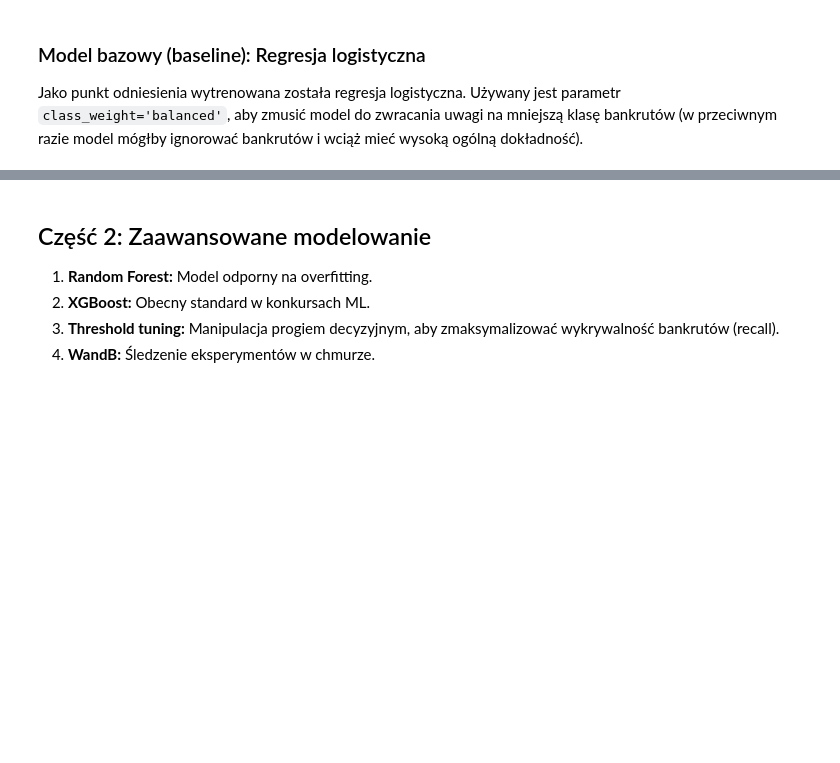
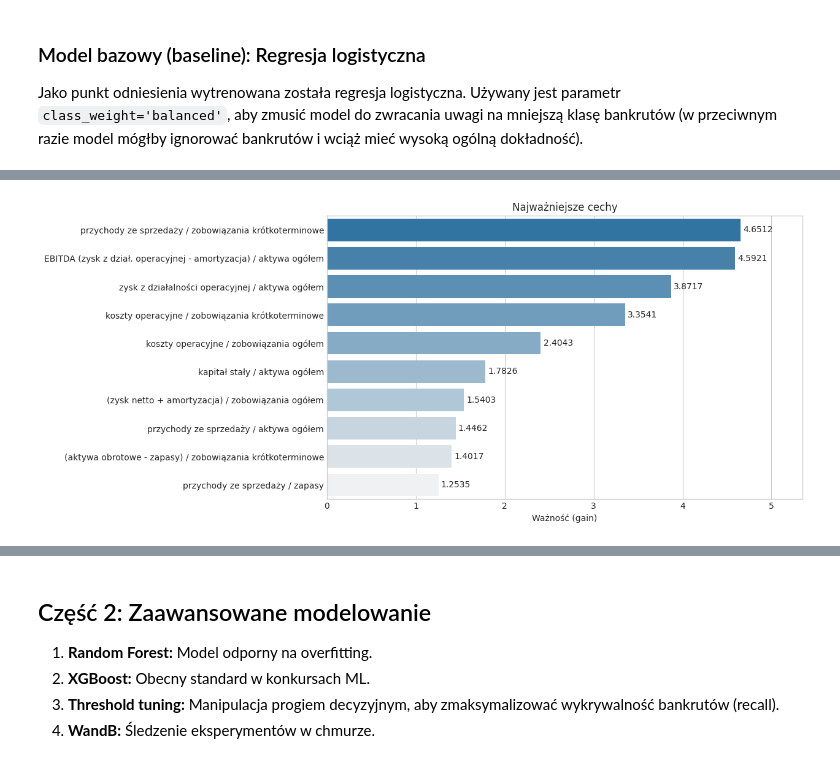
Before and after one commit to scbpls/polish-bankruptcy-prediction, a Jupyter notebook: main.ipynb, the cells around one changed output, grey strips where cells are left out. Cells and saved outputs as stored; diff of their text form; code cells hidden in the pictures; blank space fills up the shorter version.

```diff
--- a/main.ipynb
+++ b/main.ipynb
@@ -318,17 +399,31 @@ plt.show()
 Jako punkt odniesienia wytrenowana została regresja logistyczna.
 Używany jest parametr `class_weight='balanced'`, aby zmusić model do zwracania uwagi na mniejszą klasę bankrutów (w przeciwnym razie model mógłby ignorować bankrutów i wciąż mieć wysoką ogólną dokładność).
 # %%
-# 1. TRENING
-log_reg = LogisticRegression(class_weight="balanced", max_iter=2000, random_state=42)
+# 1. KONFIGURACJA RUNU
+run_config_base = {
+    "model_type": "Baseline (Logistic Regression)",
+    "class_weight": "balanced",
+    "year": YEAR_TO_ANALYZE,
+}
+
+# 2. INICJALIZACJA RUNU
+run = wandb.init(
+    project="polish-bankruptcy-prediction",
+    name=f"Baseline_LogReg_Year{YEAR_TO_ANALYZE}",
+    config=run_config_base,
+)
+
+# 3. TRENING
+base_model = LogisticRegression(class_weight="balanced", max_iter=2000, random_state=42)
 
 print("Trening modelu bazowego...")
-log_reg.fit(X_train_scaled, y_train)
+base_model.fit(X_train_scaled, y_train)
 
-# 2. PREDYKCJA
-y_pred_base = log_reg.predict(X_test_scaled)
-y_proba_base = log_reg.predict_proba(X_test_scaled)[:, 1]
+# 4. PREDYKCJA
+y_pred_base = base_model.predict(X_test_scaled)
+y_proba_base = base_model.predict_proba(X_test_scaled)[:, 1]
 
-# 3. WYNIKI
+# 5. WYNIKI
 roc_auc_base = roc_auc_score(y_test, y_proba_base)
 recall_base = recall_score(y_test, y_pred_base)
 f1_score_base = f1_score(y_test, y_pred_base)
@@ -340,14 +435,44 @@ print(f"F1 Score: {f1_score_base:.4f}")
 print("Confusion matrix:")
 print(classification_report(y_test, y_pred_base))
 
-# 4. WIZUALIZACJE (macierz pomyłek i krzywa ROC)
+# 6. WIZUALIZACJE (macierz pomyłek i krzywa ROC)
+# Ważność cech
+importances = np.abs(base_model.coef_[0])
+feature_imp_df = (
+    pd.DataFrame({"Feature": X_train_scaled.columns, "Importance": importances})
+    .sort_values(by="Importance", ascending=False)
+    .head(10)
+)
+feature_imp_df["Opis"] = (
+    feature_imp_df["Feature"].map(attributes_pl).fillna(feature_imp_df["Feature"])
+)
+
+plt.figure(figsize=(10, 6))
+
+ax = sns.barplot(
+    x="Importance",
+    y="Opis",
+    hue="Opis",
+    data=feature_imp_df,
+    palette=CMAP_IMPORTANCE,
+    legend=False,
+)
+
+for container in ax.containers:
+    ax.bar_label(container, fmt="%.4f", padding=3)
+
+plt.title("Najważniejsze cechy")
+plt.xlabel("Ważność (gain)")
+plt.ylabel("")
+plt.xlim(0, feature_imp_df["Importance"].max() * 1.15)
+plt.show()
+
 fig, ax = plt.subplots(1, 2, figsize=(14, 6))
 
 # Macierz Pomyłek
-cmap_cm = sns.light_palette(COLOR_HEALTHY, as_cmap=True)
+cm = confusion_matrix(y_test, y_pred_base)
 
-cm = confusion_matrix(y_test, y_pred_base)
-sns.heatmap(cm, annot=True, fmt="d", cmap=cmap_cm, cbar=False, ax=ax[0])
+sns.heatmap(cm, annot=True, fmt="d", cmap=CMAP_CONFUSION, cbar=False, ax=ax[0])
 
 ax[0].set_title("Macierz pomyłek")
 ax[0].set_xlabel("Przewidziana klasa")
@@ -375,3 +500,32 @@ ax[1].grid(alpha=0.3)
 
 plt.tight_layout()
 plt.show()
+
+# 7. LOGOWANIE WYNIKÓW DO WANDB
+wandb.log(
+    {
+        "roc_auc": roc_auc_base,
+        "recall": recall_base,
+        "f1_score": f1_score_base,
+        "confusion_matrix": wandb.plot.confusion_matrix(
+            probs=None,
+            y_true=y_test.values,
+            preds=y_pred_base,
+            class_names=["Zdrowa", "Bankrut"],
+        ),
+        "roc_curve": wandb.plot.roc_curve(
+            y_test.values,
+            base_model.predict_proba(X_test_scaled),
+            labels=["Zdrowa", "Bankrut"],
+        ),
+        "feature_importance": wandb.plot.bar(
+            wandb.Table(dataframe=feature_imp_df[["Feature", "Opis", "Importance"]]),
+            "Feature",
+            "Importance",
+            title="Feature Importance",
+        ),
+    }
+)
+
+run.finish()
+# %% [output]
@@ -377,0 +553 @@ plt.show()
+[figure, added]
```
Also changed, not shown: parts of 14 cells of this notebook, 1 other file.
